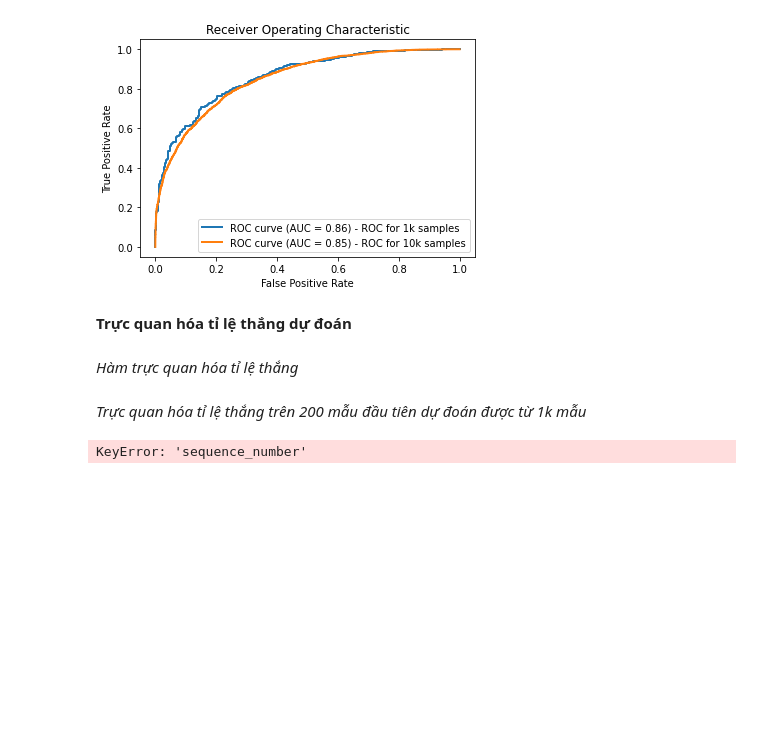
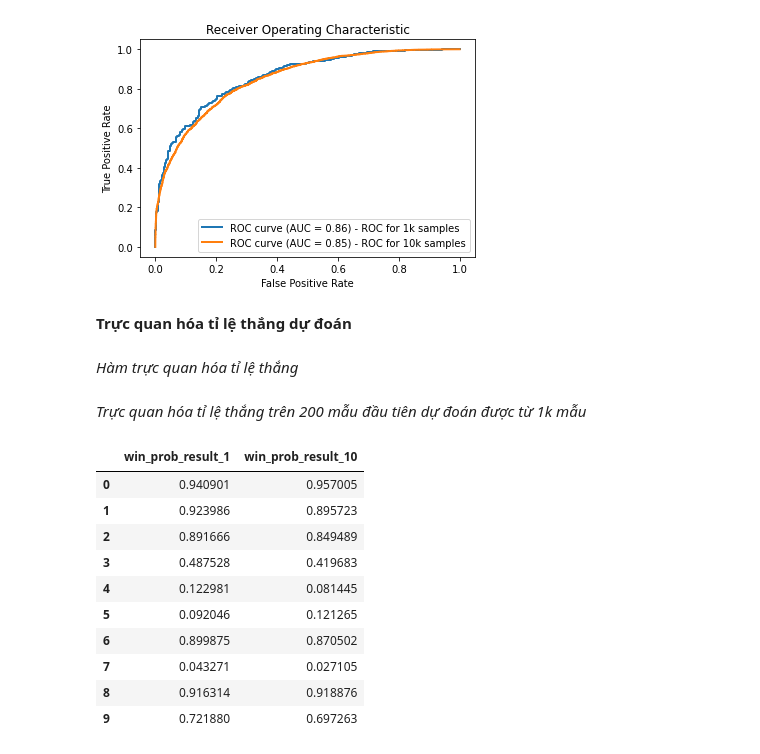
Before and after one commit to trucni2005/LeagueOfLegendsWinRatePredictorAt15, a Jupyter notebook: data_processing.ipynb, the cells around one changed output. Cells and saved outputs as stored; diff of their text form; code cells hidden in the pictures; blank space fills up the shorter version.

```diff
--- a/data_processing.ipynb
+++ b/data_processing.ipynb
@@ -487,18 +490,30 @@ def plot_blue_win_percentage(data, label):
 # %%
 # Đọc dữ liệu từ file result_1
 result_1 = pd.read_csv('data/results/result_1.csv')
 
 # Đọc dữ liệu từ file result_10
 result_10 = pd.read_csv('data/results/result_10.csv')
 
 # Sắp xếp theo trường sequence_number
 result_1_sorted = result_1.sort_values('sequence_number')
 result_10_sorted = result_10.sort_values('sequence_number')
 
 # Merge cột win_prob của 1k hàng đầu tiên
 merged_data = pd.merge(result_1_sorted[['sequence_number', 'win_prob']].head(1000),
                        result_10_sorted[['sequence_number', 'win_prob']].head(1000),
                        on='sequence_number',
                        suffixes=('_result_1', '_result_10'))
+
+merged_data.drop(['sequence_number'], axis=1).head(10)
 # %% [output]
-KeyError: 'sequence_number'
+|  | win_prob_result_1 | win_prob_result_10 |
+| 0 | 0.940901 | 0.957005 |
+| 1 | 0.923986 | 0.895723 |
+| 2 | 0.891666 | 0.849489 |
+| 3 | 0.487528 | 0.419683 |
+| 4 | 0.122981 | 0.081445 |
+| 5 | 0.092046 | 0.121265 |
+| 6 | 0.899875 | 0.870502 |
+| 7 | 0.043271 | 0.027105 |
+| 8 | 0.916314 | 0.918876 |
+| 9 | 0.721880 | 0.697263 |
```
Also changed, not shown: parts of 4 cells of this notebook.
